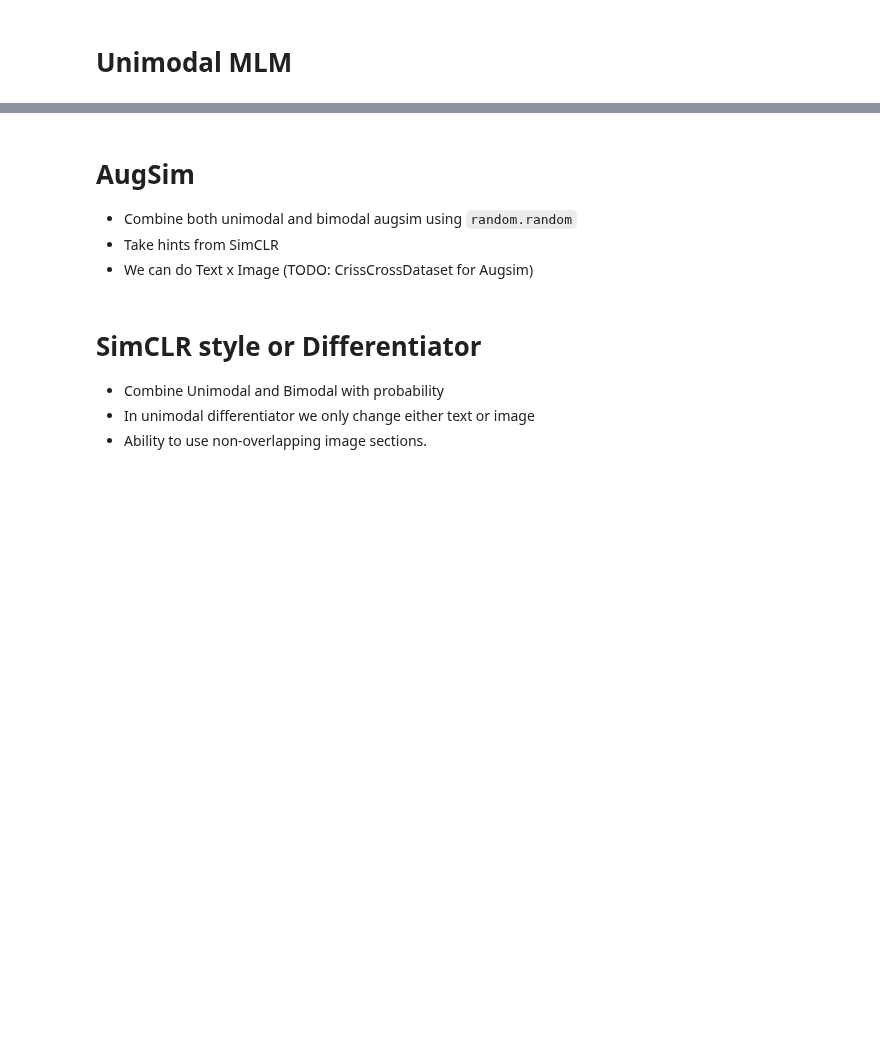
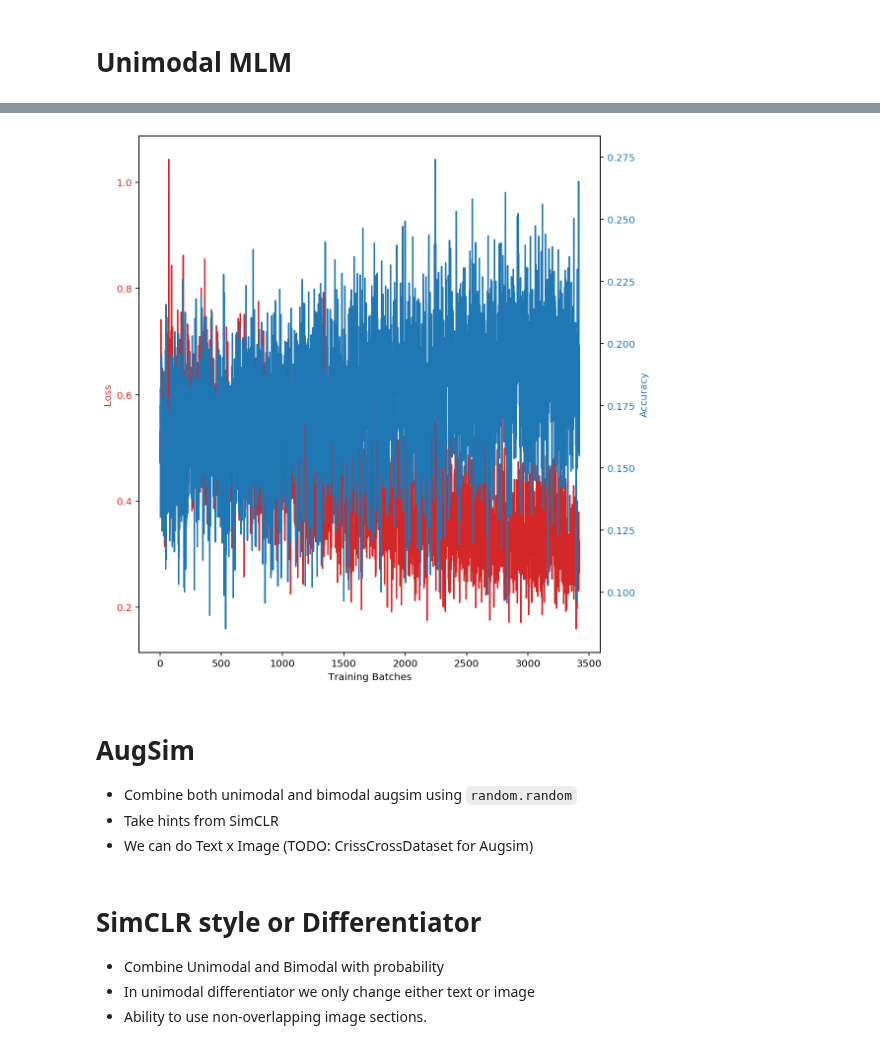
Before and after one commit to faizanahemad/facebook-hateful-memes, a Jupyter notebook: notebooks/SSL-Text-Image.ipynb, the cells around one changed output, grey strips where cells are left out. Drawn from its saved outputs; the diff is of its cells as text; code cells hidden in the pictures; blank space fills up the shorter version.

Commit message:
SSL-Text-Image NB update

```diff
--- a/notebooks/SSL-Text-Image.ipynb
+++ b/notebooks/SSL-Text-Image.ipynb
@@ -194,23 +231,23 @@ model_params = dict(
     num_classes=2,
     gaussian_noise=0.0,
     dropout=0.0,
-    word_masking_proba=0.1,
+    word_masking_proba=0.15,
     featurizer="pass",
     final_layer_builder=fb_1d_loss_builder,
     internal_dims=768,
     classifier_dims=768,
-    n_tokens_in=96,
-    n_tokens_out=96,
+    n_tokens_in=160,
+    n_tokens_out=160,
     n_layers=0,
     attention_drop_proba=0.0,
     loss="focal",
-    dice_loss_coef=0.0,
-    auc_loss_coef=0.0,
     bbox_swaps=1,
     bbox_copies=1,
-    bbox_gaussian_noise=0.0,
+    bbox_gaussian_noise=0.01,
+    bbox_feature_dropout=0.01,
+    bbox_dropout=0.01,
     finetune=False)
 
 model_class = VilBertVisualBertModel
 model = model_class(**model_params)
-model.to(get_device())
+model = model.to(get_device())
@@ -219,12 +260,9 @@ model.to(get_device())
 # %%
 
 
-adam = torch.optim.Adam
-adam_params = params = dict(lr=1e-4, weight_decay=1e-2)
-optimizer = adam
-optimizer_params = adam_params
-
 
 from facebook_hateful_memes_detector.utils import MLMPretraining
-mlm_model = MLMPretraining(model, model.text_processor._tokenizer, 768, "relu", 96)
+mlm_model = MLMPretraining(model, model.text_processor._tokenizer, 768, "relu", 160)
 mlm_model = mlm_model.to(get_device())
+
+mlm_model.load_state_dict(torch.load("lxmert-mlm-init.pth"))
@@ -288,3 +347,7 @@ acc = mlm_model.test_accuracy(batch_size, dataset)
+# %%
+mlm_model.plot_loss_acc_hist()
+# %% [output]
+[figure, added]
 # %%
 acc = mlm_model.test_accuracy(batch_size, dataset)
 # %%
```
Also changed, not shown: parts of 11 cells of this notebook.
